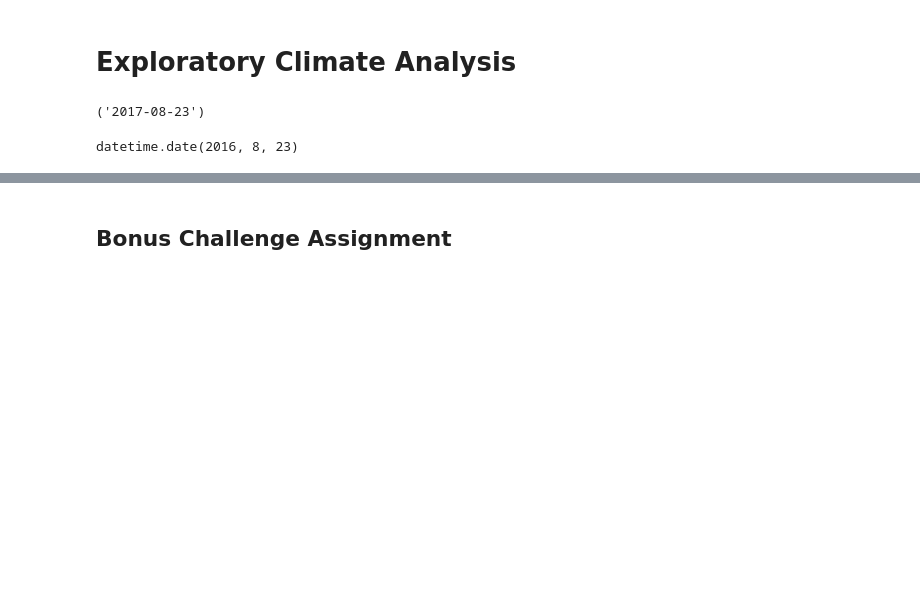
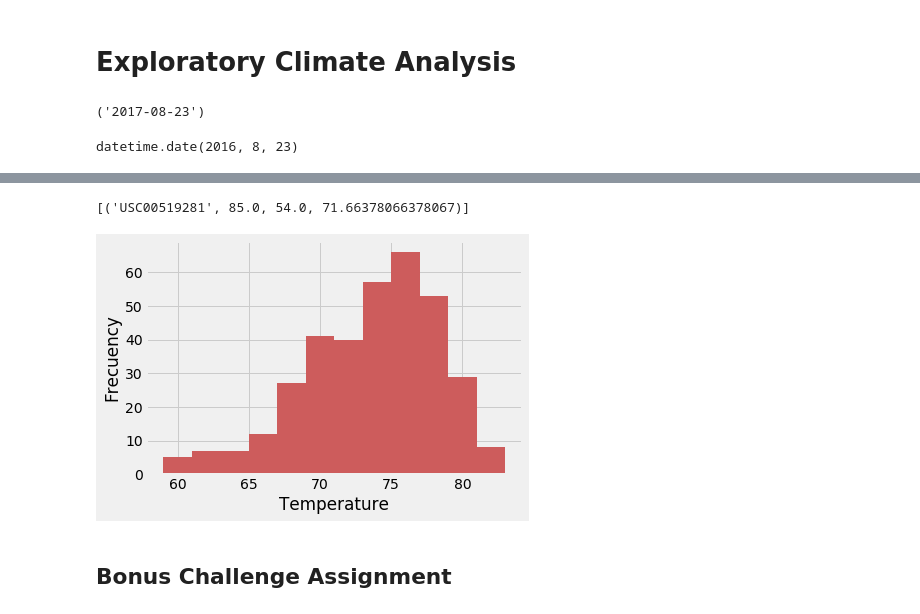
Before and after one commit to manuelamc14/climate-analysis-sqlalchemy, a Jupyter notebook: climate_starter.ipynb, the cells around one changed output, grey strips where cells are left out. Saved outputs shown, nothing was run; the diff lists cells and outputs as text; code cells hidden in the pictures; blank space fills up the shorter version.

Commit message:
Station Analysis

```diff
--- a/climate_starter.ipynb
+++ b/climate_starter.ipynb
@@ -110,9 +141,37 @@ plt.legend(loc="upper right")
 # %%
 # Using the station id from the previous query, calculate the lowest temperature recorded,
 # highest temperature recorded, and average temperature of the most active station?
+sel_281= [Measurement.station,
+func.max(Measurement.tobs),
+func.min(Measurement.tobs),
+func.avg(Measurement.tobs)]
+
+activate_station = session.query(*sel_281).filter(Measurement.station == 'USC00519281').all()
+activate_station
+# %% [output]
+[('USC00519281', 85.0, 54.0, 71.66378066378067)]
 # %%
 # Choose the station with the highest number of temperature observations.
 # Query the last 12 months of temperature observation data for this station and plot the results as a histogram
+
+#Query the last 12 months of temperature observation
+sel_tobs = [Measurement.tobs,
+func.count(Measurement.tobs)]
+temperature_281= session.query(Measurement.tobs).filter(Measurement.date >='2016-08-23').filter(Measurement.station == 'USC00519281').all()
+# %%
+# Load the information as df
+df_temperature_281 = pd.DataFrame(temperature_281, columns = ['Temperature'])
+
+# Turns the temperature information into a Series to plot
+temperature_sample = df_temperature_281['Temperature']
+
+# Temperature Histogram
+plt.hist(temperature_sample, color="indianred", bins=12)
+plt.xlabel('Temperature')
+plt.ylabel('Frecuency')
+plt.show()
+# %% [output]
+[figure, added]
 # %% [markdown]
 ## Bonus Challenge Assignment
 # %%
```
Also changed, not shown: parts of 5 cells of this notebook.
